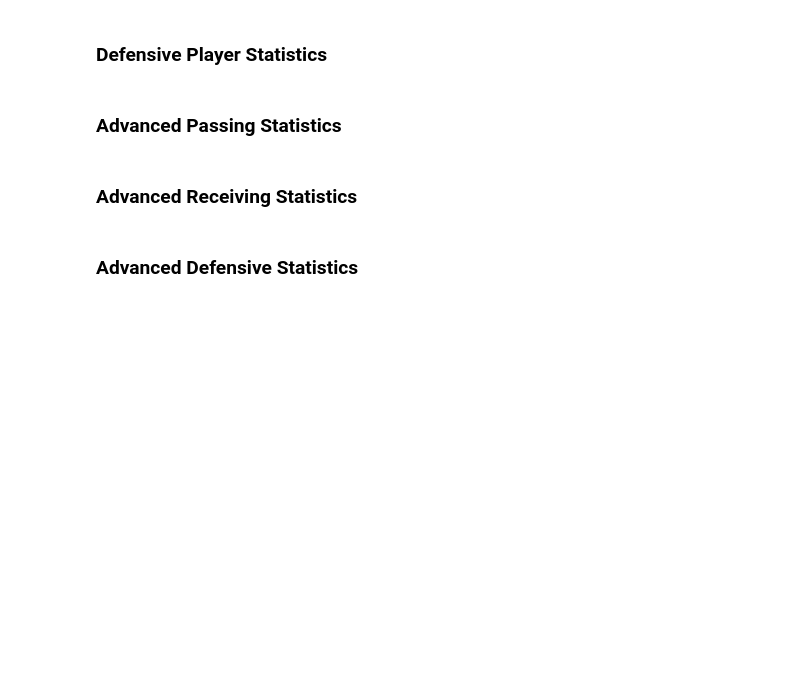
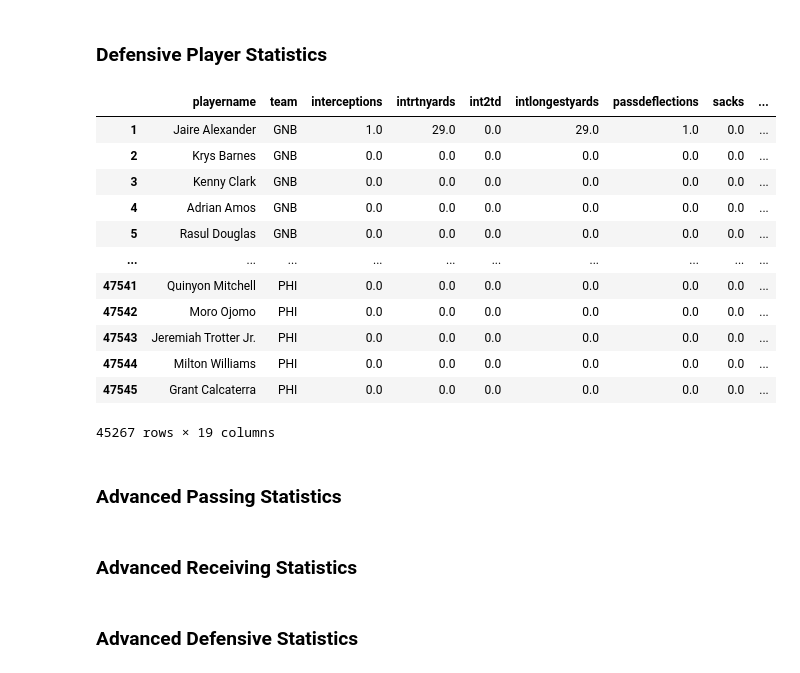
Before and after one commit to CamSmithers/NFL, a Jupyter notebook: Data Cleaning.ipynb, the cells around one changed output. Drawn from its saved outputs; the diff is of its cells as text; code cells hidden in the pictures; blank space fills up the shorter version.

```diff
--- a/Data Cleaning.ipynb
+++ b/Data Cleaning.ipynb
@@ -157,5 +145,52 @@ player_offense
 # %% [markdown]
 ### Defensive Player Statistics
+# %%
+player_defense = pd.read_csv('/Users/camsmithers/Desktop/Camalytics/CamalyticsEnv/Projects/Sports/NFL/Data/Datasets/player_defense.csv')
+
+new_defense_cols = ['randnum','playername','team','interceptions','intrtnyards','int2td','intlongestyards',
+                    'passdeflections','sacks','soloassisttackles','solotackles','assisttackles','tackelsforloss',
+                    'qbhits','fumblerecovery','fumblereturnyards','fumble2td','forcedfumble','gamedate']
+player_defense.columns = new_defense_cols
+
+player_defense = player_defense[(player_defense['playername'] != 'Player') & player_defense['playername'].notna()]
+
+player_defense[['dayofweek','month','day','year']] = player_defense.gamedate.str.split(' ', expand=True)
+player_defense = player_defense.drop(columns='gamedate')
+player_defense['day'] = player_defense['day'].str.rstrip(',')
+
+game_months = [
+    (player_defense['month'] == 'Sep'),
+    (player_defense['month'] == 'Oct'),
+    (player_defense['month'] == 'Nov'),
+    (player_defense['month'] == 'Dec'),
+    (player_defense['month'] == 'Jan'),
+    (player_defense['month'] == 'Feb')
+]
+
+player_defense['month'] = np.select(game_months, month_choices, default=False)
+player_defense['gamedate'] = pd.to_datetime(player_defense[['year','month','day']])
+
+skip_cols = ['playername','team','dayofweek','gamedate']
+cols_to_change = [col for col in player_defense.columns if col not in skip_cols]
+player_defense[cols_to_change] = player_defense[cols_to_change].astype(float)
+
+player_defense = player_defense.drop(columns={'randnum','day','month','year'})
+# %%
+player_defense
+# %% [output]
+|  | playername | team | interceptions | intrtnyards | int2td | intlongestyards | passdeflections | sacks | ... |
+| 1 | Jaire Alexander | GNB | 1.0 | 29.0 | 0.0 | 29.0 | 1.0 | 0.0 | ... |
+| 2 | Krys Barnes | GNB | 0.0 | 0.0 | 0.0 | 0.0 | 0.0 | 0.0 | ... |
+| 3 | Kenny Clark | GNB | 0.0 | 0.0 | 0.0 | 0.0 | 0.0 | 0.0 | ... |
+| 4 | Adrian Amos | GNB | 0.0 | 0.0 | 0.0 | 0.0 | 0.0 | 0.0 | ... |
+| 5 | Rasul Douglas | GNB | 0.0 | 0.0 | 0.0 | 0.0 | 0.0 | 0.0 | ... |
+| ... | ... | ... | ... | ... | ... | ... | ... | ... | ... |
+| 47541 | Quinyon Mitchell | PHI | 0.0 | 0.0 | 0.0 | 0.0 | 0.0 | 0.0 | ... |
+| 47542 | Moro Ojomo | PHI | 0.0 | 0.0 | 0.0 | 0.0 | 0.0 | 0.0 | ... |
+| 47543 | Jeremiah Trotter Jr. | PHI | 0.0 | 0.0 | 0.0 | 0.0 | 0.0 | 0.0 | ... |
+| 47544 | Milton Williams | PHI | 0.0 | 0.0 | 0.0 | 0.0 | 0.0 | 0.0 | ... |
+| 47545 | Grant Calcaterra | PHI | 0.0 | 0.0 | 0.0 | 0.0 | 0.0 | 0.0 | ... |
+45267 rows × 19 columns
 # %% [markdown]
 ### Advanced Passing Statistics
 # %% [markdown]
```
Also changed, not shown: parts of 3 cells of this notebook.
